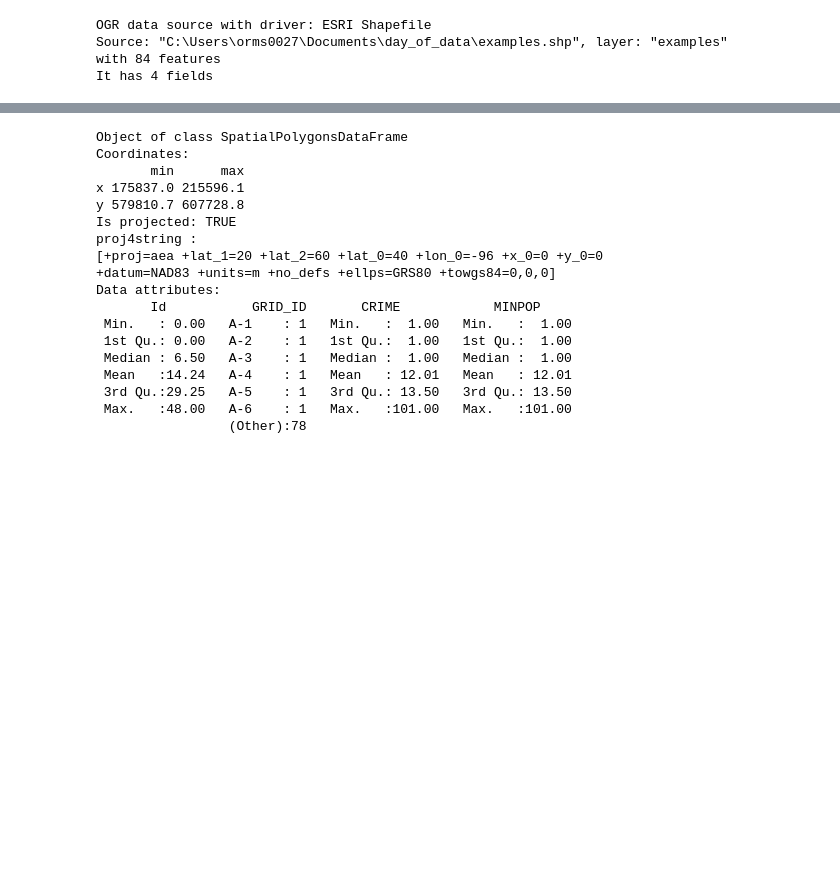
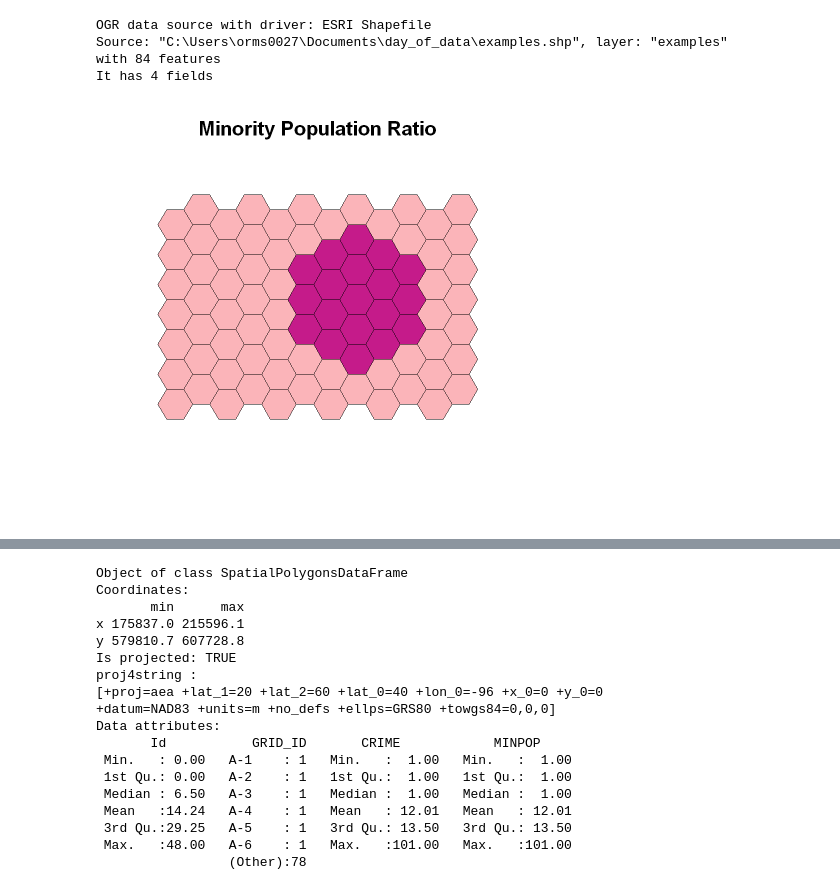
Before and after one commit to travisormsby/day_of_data, a Jupyter notebook: Autocorrelation.ipynb, the cells around one changed output, grey strips where cells are left out. Saved outputs shown, nothing was run; the diff lists cells and outputs as text; code cells hidden in the pictures; blank space fills up the shorter version.

```diff
--- a/Autocorrelation.ipynb
+++ b/Autocorrelation.ipynb
@@ -54,3 +53,14 @@ OGR data source with driver: ESRI Shapefile
 Source: "C:\Users\orms0027\Documents\day_of_data\examples.shp", layer: "examples"
 with 84 features
 It has 4 fields
+# %%
+# make a choropleth map of the Minority Population to visualize data
+
+minpop <- as.numeric(shp$MINPOP)
+minpop.shade <- auto.shading(minpop,n=5,cols = brewer.pal(5,"RdPu"))
+choropleth(shp,minpop,shading=minpop.shade)
+choro.legend(-57000,56500, minpop.shade,fmt="%6.2f")
+title("Minority Population Ratio",cex.main=2)
+map.scale(-32000,-48000,50000,"Kilometers",2,25,sfcol='red')
+# %% [output]
+[figure, added]
```
Also changed, not shown: parts of 3 cells of this notebook, 1 other file.
